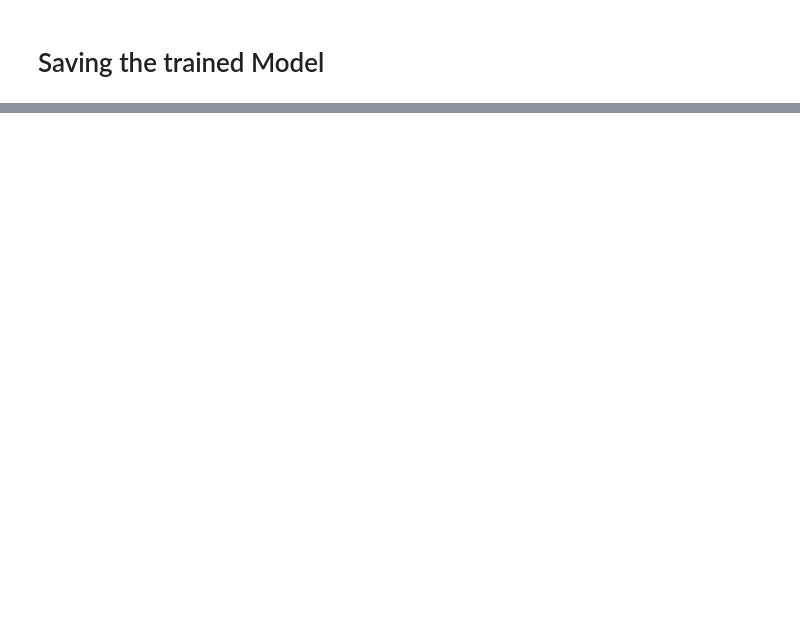
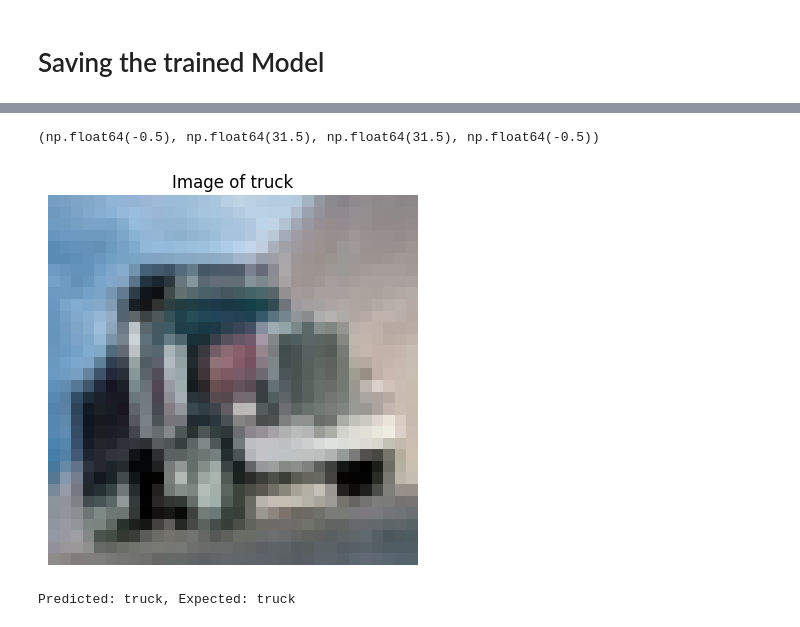
Before and after one commit to plum-berry/Convolution-neural-net, a Jupyter notebook: CNN.ipynb, the cells around one changed output, grey strips where cells are left out. Cells and saved outputs as stored; diff of their text form; code cells hidden in the pictures; blank space fills up the shorter version.

Commit message:
added code to test on validation set

```diff
--- a/CNN.ipynb
+++ b/CNN.ipynb
@@ -177,0 +186,5 @@ torch.save(model.state_dict(),"CONV_NET.pth")
+# %%
+_,validation_data = download_CIFAR10_dataset()
+# %%
+rand_num = np.random.randint(0,10000-1)
+print(rand_num)
@@ -177,0 +193,4 @@ torch.save(model.state_dict(),"CONV_NET.pth")
+# %%
+input, target = validation_data[rand_num][0], validation_data[rand_num][1]
+print(input)
+npimg = input.numpy()
@@ -177,0 +215,7 @@ torch.save(model.state_dict(),"CONV_NET.pth")
+# %%
+plt.imshow(np.transpose(npimg,(1,2,0)))
+plt.title(f"Image of {class_mapping[target]}")
+plt.axis(False)
+# %% [output]
+(np.float64(-0.5), np.float64(31.5), np.float64(31.5), np.float64(-0.5))
+[figure, added]
@@ -177,0 +233,5 @@ torch.save(model.state_dict(),"CONV_NET.pth")
+# %%
+predicted,expected = predict(loaded_model,input,target,class_mapping)
+print(f"Predicted: {predicted}, Expected: {expected}")
+# %% [output]
+Predicted: truck, Expected: truck
```
Also changed, not shown: parts of 13 cells of this notebook.
